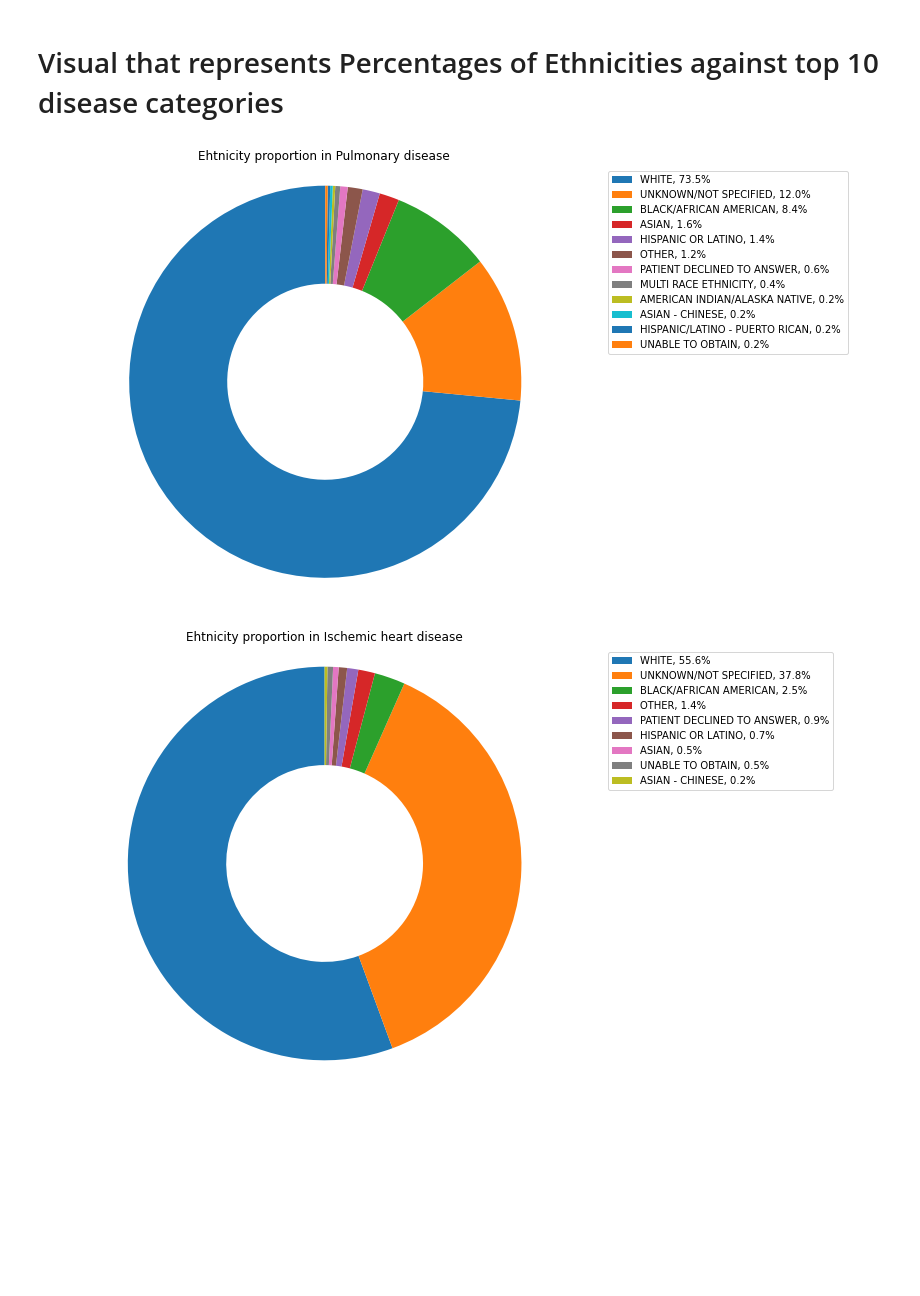
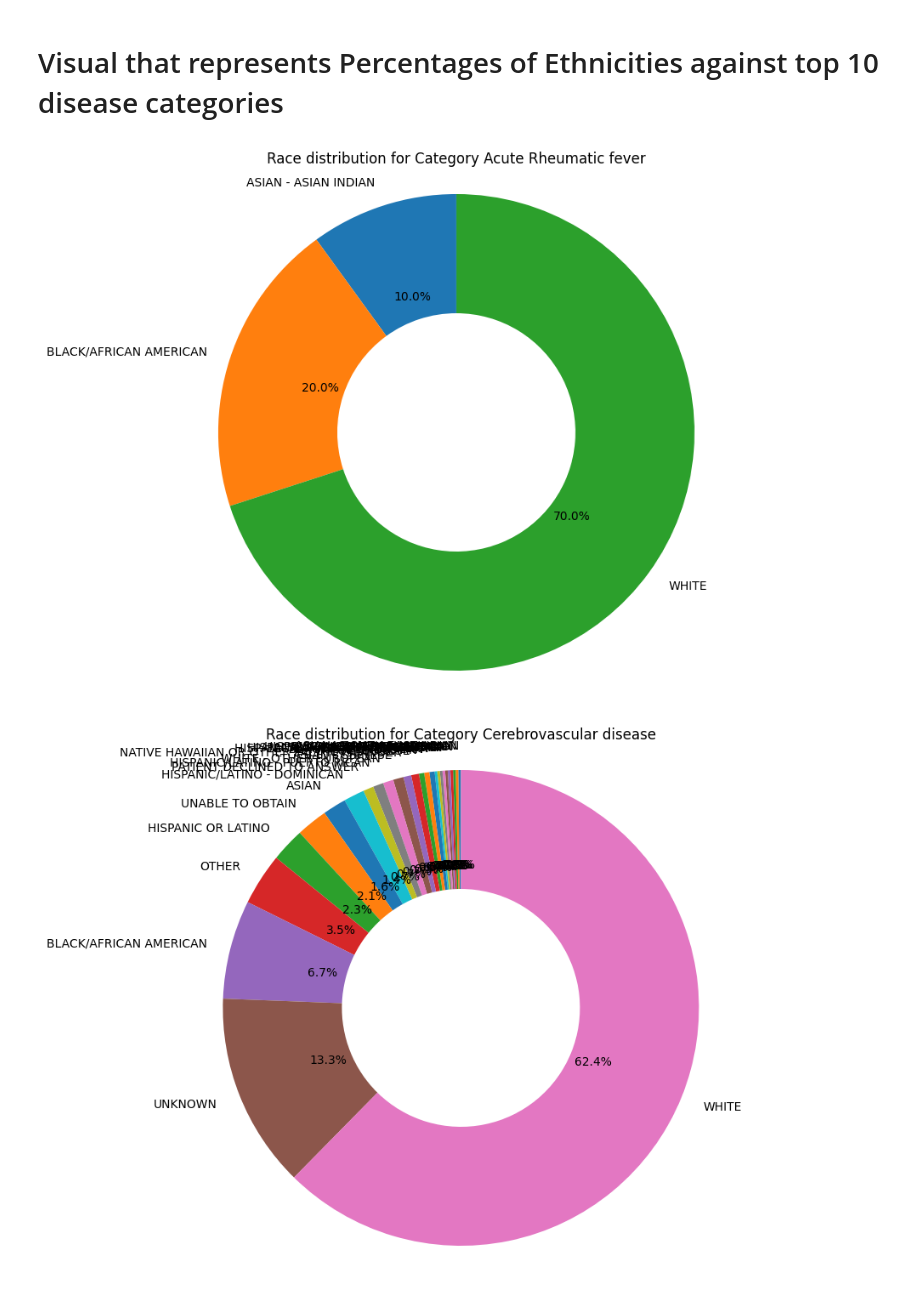
Before and after one commit to BuiHoangTu/Disease_Prediction_MIMIC_II, a Jupyter notebook: 03_icd9-Updated.ipynb, the cells around one changed output. Cells and saved outputs as stored; diff of their text form; code cells hidden in the pictures; blank space fills up the shorter version.

```diff
--- a/03_icd9-Updated.ipynb
+++ b/03_icd9-Updated.ipynb
@@ -683,13 +762,13 @@ def seasons(date):
     elif month in [9,10,11]:
         return "autumn"
 # %%
-df33['seasons'] = df33.admit_dt.apply(seasons)
+df33['seasons'] = df33["admittime_x"].apply(seasons)
 # %%
 all_s = df33.groupby("category")['seasons'].value_counts().to_frame() #s = seasons
 
-all_s.rename(columns = {"seasons":"Count"}, inplace = True)
+all_s.rename(columns = {"seasons":"count"}, inplace = True)
 
-sorted_s = all_s.reset_index().sort_values(['seasons', 'Count'])
+sorted_s = all_s.reset_index().sort_values(['seasons', 'count'])
 
 top_10 = df33.groupby("category").size().sort_values(ascending= False).head(10).index
 
@@ -697,7 +776,7 @@ top_10_cat = df33.groupby("category").size().sort_values(ascending= False).head(
 
 top_10_s = all_s.loc[top_10]
 
-top_10_s = top_10_s.assign(percentage = lambda x: top_10_s["Count"]/top_10_s["Count"].sum()*100)
+top_10_s = top_10_s.assign(percentage = lambda x: top_10_s["count"]/top_10_s["count"].sum()*100)
 top_10_s = top_10_s.reset_index()
 # %%
 top_10_s
@@ -726,8 +805,8 @@ fig, ax = plt.subplots(figsize=(15, 8))
 
 ax = sns.barplot(data = top_10_s, x='seasons' ,y = 'percentage', hue= 'category',palette='PuBuGn_r')
 
-for description in ax.containers:
-    ax.bar_label(description , fmt = '%.1f', fontsize=9)
+for category in ax.containers:
+    ax.bar_label(category , fmt = '%.1f', fontsize=9)
 
 plt.xlabel(x:="Seasons")
 plt.ylabel(y:="Percentage of Admission")
@@ -740,6 +819,6 @@ ax.legend(h,l, ncol=2)
 
 
 plt.xticks(rotation=0)
-plt.savefig(f"EDA_{t}.jpeg", bbox_inches = "tight")
+plt.savefig(POST_PROCESS_PATH + f"EDA_{t}.jpeg", bbox_inches = "tight")
 plt.show()
 # %% [output]
@@ -757,4 +835,7 @@ Index(['subject_id_x', 'hadm_id', 'admit_dt', 'sex', 'dob', 'age_at_adm',
       dtype='object')
 # %%
-all_e = df33.groupby("category")['ethnicity_descr'].value_counts().to_frame()#e = ethnicity
+all_e = df33.groupby("category")['race'].value_counts().to_frame()#e = ethnicity
 top_10 = df33.groupby("category").size().sort_values(ascending= False).head(10).index
+# in row the count
+all_e = all_e.reset_index().sort_values(["category", "count"])
+all_e
@@ -761,19 +856,18 @@ top_10 = df33.groupby("category").size().sort_values(ascending= False).head(10).
 # %% [markdown]
 # Visual that represents Percentages of Ethnicities against top 10 disease categories
 # %%
-for description in top_10:
+for category, group in all_e.groupby("category"):
     plt.figure(figsize = (10,8))
-    pie = all_e.loc[description]
-    labels = pie.ethnicity_descr.index
-    sizes = pie.ethnicity_descr.values
-    percents = sizes * 100 / sizes.sum()
-    pie = plt.pie(sizes ,startangle=90, wedgeprops=dict(width=0.5))
-    plt.axis('equal')
-    labels = [f'{l}, {s:0.1f}%' for l, s in zip(labels, percents)]
-    plt.legend(bbox_to_anchor=(1, 1), loc='upper left', labels=labels)
-    plt.title(f"Ehtnicity proportion in {description}")
-    plt.savefig(f"EDA_Eth_vs_Disease_{description}.jpg", bbox_inches = "tight")
+
+    # percents = sizes * 100 / sizes.sum()
+    # plt.axis('equal')
+    # labels = [f'{l}, {s:0.1f}%' for l, s in zip(labels, percents)]
+    # plt.legend(bbox_to_anchor=(1, 1), loc='upper left', labels=labels)
+    plt.pie(group['count'], labels=group['race'], autopct='%0.1f%%', startangle=90, wedgeprops=dict(width=0.5)) # type: ignore
+    plt.title(f"Ehtnicity proportion in {category}")
+    plt.axis('equal')  # Equal aspect ratio ensures that pie is drawn as a circle
+    plt.savefig(POST_PROCESS_PATH + f"EDA_Eth_vs_Disease_{category}.jpg", bbox_inches = "tight")
     plt.show()
 # %% [output]
-[figure, old version]
+[figure, new version]
-[figure, old version]
+[figure, new version]
```
Also changed, not shown: parts of 52 cells of this notebook.
